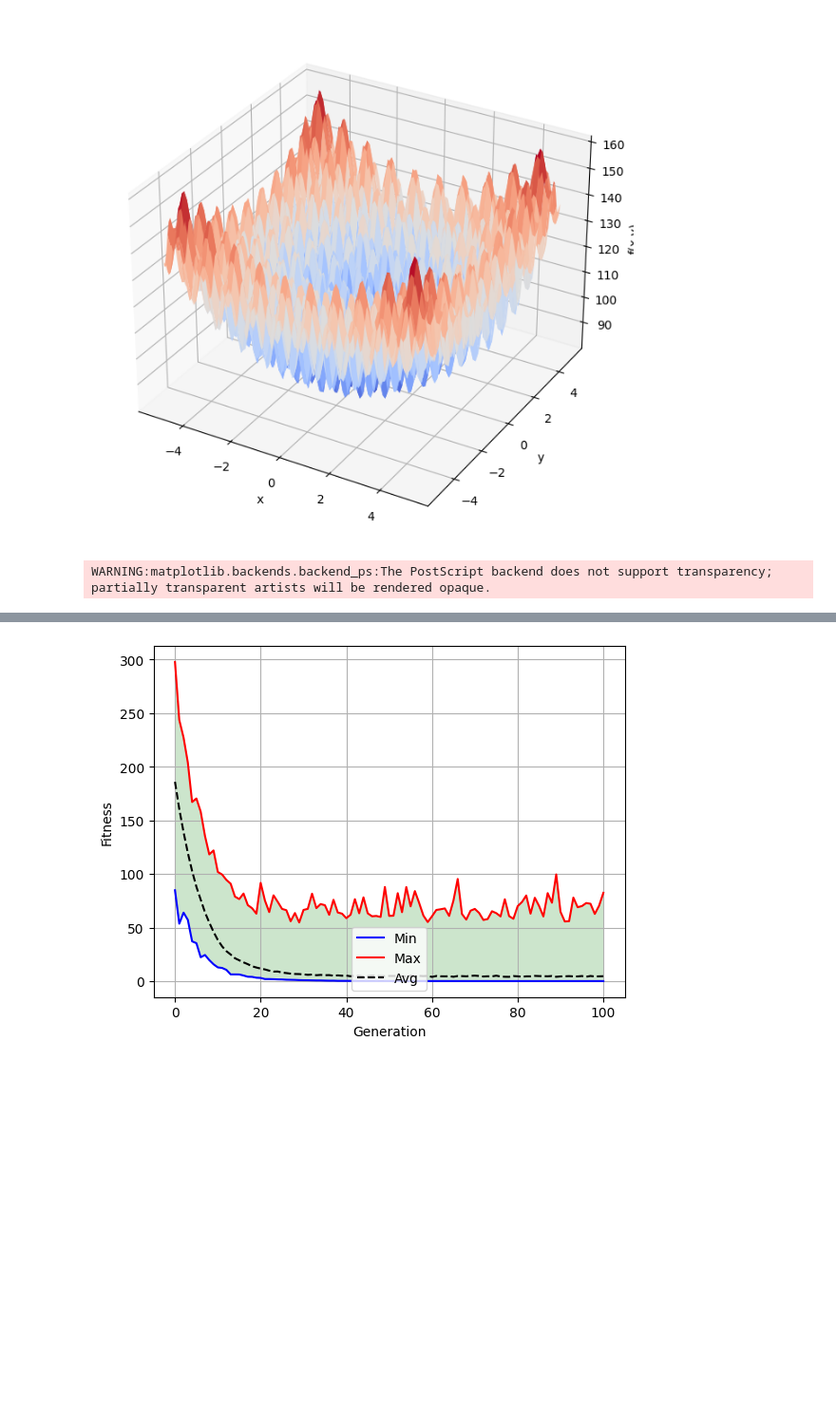
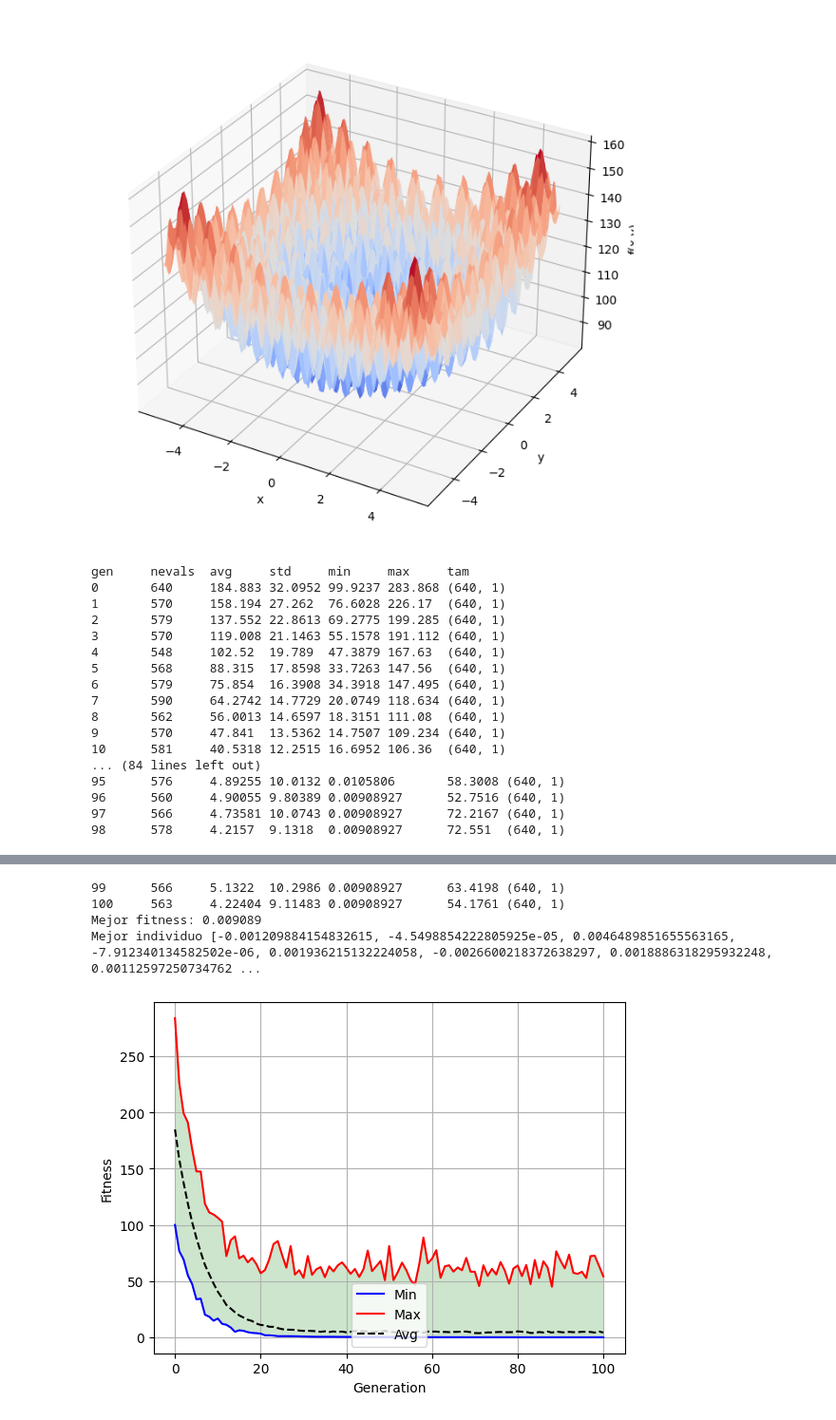
Before and after one commit to mpoyatos/APRENDIZAJE_AUTOMATICO_23_24, a Jupyter notebook: ALGORITMO GENETICO/Problema_Sencillo_AG.ipynb, the cells around one changed output, grey strips where cells are left out. Shown at 95% size. Cells and saved outputs as stored; diff of their text form; code cells hidden in the pictures; blank space fills up the shorter version.

```diff
--- a/ALGORITMO GENETICO/Problema_Sencillo_AG.ipynb
+++ b/ALGORITMO GENETICO/Problema_Sencillo_AG.ipynb
@@ -1238,18 +1238,13 @@ creator.create("Individual", list, fitness=creator.FitnessMin)
 toolbox = base.Toolbox()
 toolbox.register("attr_float", random.uniform, -5.12, 5.12)
 toolbox.register("individual", tools.initRepeat, creator.Individual, toolbox.attr_float, n=N) # <- AQUI DEFINO X = VECTOR 10 DIM
-toolbox.register("population", tools.initRepeat, list, toolbox.individual,1280) # 64 BITS POR FLOAT X 10 N
+toolbox.register("population", tools.initRepeat, list, toolbox.individual,640) # 64 BITS POR FLOAT X 10 N
 
 toolbox.register("evaluate", rastrigin)
-toolbox.register("mate", tools.cxOnePoint)
+toolbox.register("mate", tools.cxTwoPoint)
 toolbox.register("mutate", tools.mutGaussian, mu=0, sigma=1, indpb=0.1)
-# toolbox.register("mutate", tools.mutUniformInt, low=-5.12, up=5.12, indpb=0.1)
 # toolbox.register("mutate", tools.mutPolynomialBounded, eta=20.0, low=-5.12, up=5.12, indpb=0.1)
 toolbox.register("select", tools.selTournament, tournsize=3)
-# toolbox.register("select", tools.selWorst)
-
-# For two-point crossover, you can simply replace the mate function:
-toolbox.register("mate", tools.cxTwoPoint)
 
 def main():
     # random.seed(42)
@@ -1261,10 +1256,11 @@ def main():
     stats.register("std", np.std)
     stats.register("min", np.min)
     stats.register("max", np.max)
+    stats.register("tam", np.shape)
     logbook = tools.Logbook()
     pop, logbook = algorithms.eaSimple(pop, toolbox, cxpb=CXPB,
                                        mutpb=MUTPB, ngen=NGEN, stats=stats,
-                                       halloffame=hof, verbose=False)
+                                       halloffame=hof, verbose=True)
     return hof, logbook
 
 
@@ -1273,4 +1269,20 @@ print("Mejor fitness: %f" %best[0].fitness.values)
 print("Mejor individuo %s" %best[0])
 plot_evolucion(log)
 # %% [output]
-WARNING:matplotlib.backends.backend_ps:The PostScript backend does not support transparency; partially transparent artists will be rendered opaque.
+gen     nevals  avg     std     min     max     tam
+0       640     184.883 32.0952 99.9237 283.868 (640, 1)
+1       570     158.194 27.262  76.6028 226.17  (640, 1)
+2       579     137.552 22.8613 69.2775 199.285 (640, 1)
+3       570     119.008 21.1463 55.1578 191.112 (640, 1)
+4       548     102.52  19.789  47.3879 167.63  (640, 1)
+5       568     88.315  17.8598 33.7263 147.56  (640, 1)
+6       579     75.854  16.3908 34.3918 147.495 (640, 1)
+7       590     64.2742 14.7729 20.0749 118.634 (640, 1)
+8       562     56.0013 14.6597 18.3151 111.08  (640, 1)
+9       570     47.841  13.5362 14.7507 109.234 (640, 1)
+10      581     40.5318 12.2515 16.6952 106.36  (640, 1)
+... (84 lines left out)
+95      576     4.89255 10.0132 0.0105806       58.3008 (640, 1)
+96      560     4.90055 9.80389 0.00908927      52.7516 (640, 1)
+97      566     4.73581 10.0743 0.00908927      72.2167 (640, 1)
+98      578     4.2157  9.1318  0.00908927      72.551  (640, 1)
@@ -1279,4 +1290,8 @@ Mejor individuo [-0.0011137206001619049, -0.0011441224856457554, 0.0003314947312
+99      566     5.1322  10.2986 0.00908927      63.4198 (640, 1)
+100     563     4.22404 9.11483 0.00908927      54.1761 (640, 1)
+Mejor fitness: 0.009089
+Mejor individuo [-0.001209884154832615, -4.5498854222805925e-05, 0.0046489851655563165, -7.912340134582502e-06, 0.001936215132224058, -0.0026600218372638297, 0.0018886318295932248, 0.00112597250734762 ...
-[figure, old version]
+[figure, new version]
 # %%
 gen = log.select("gen")
 fit_mins = log.select("min")
```
Also changed, not shown: parts of 7 cells of this notebook.
